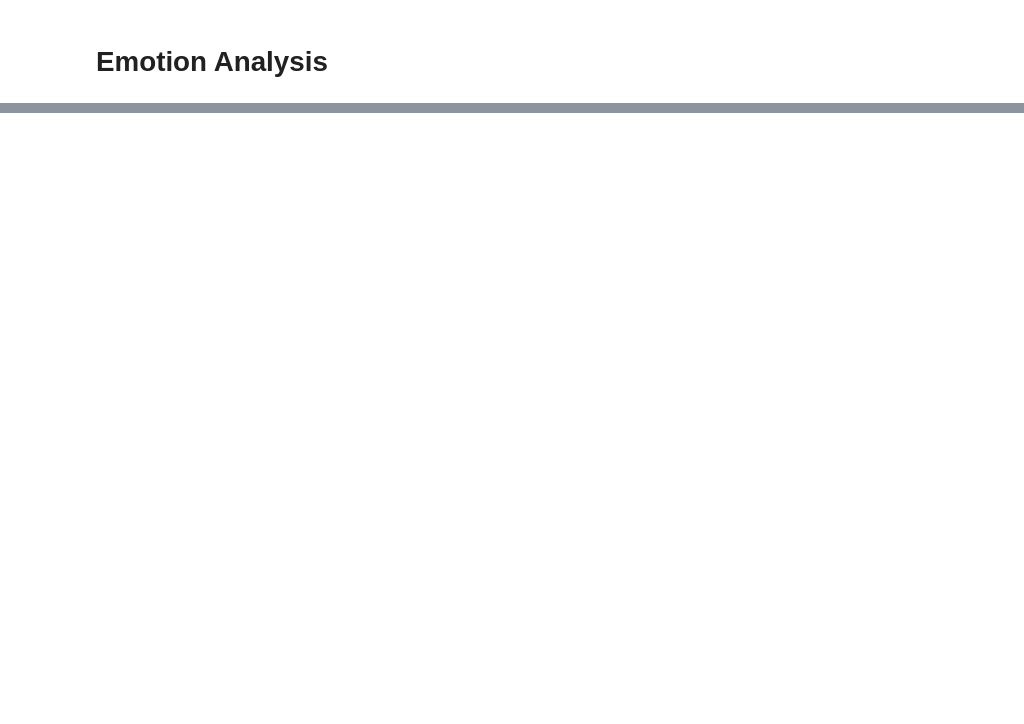
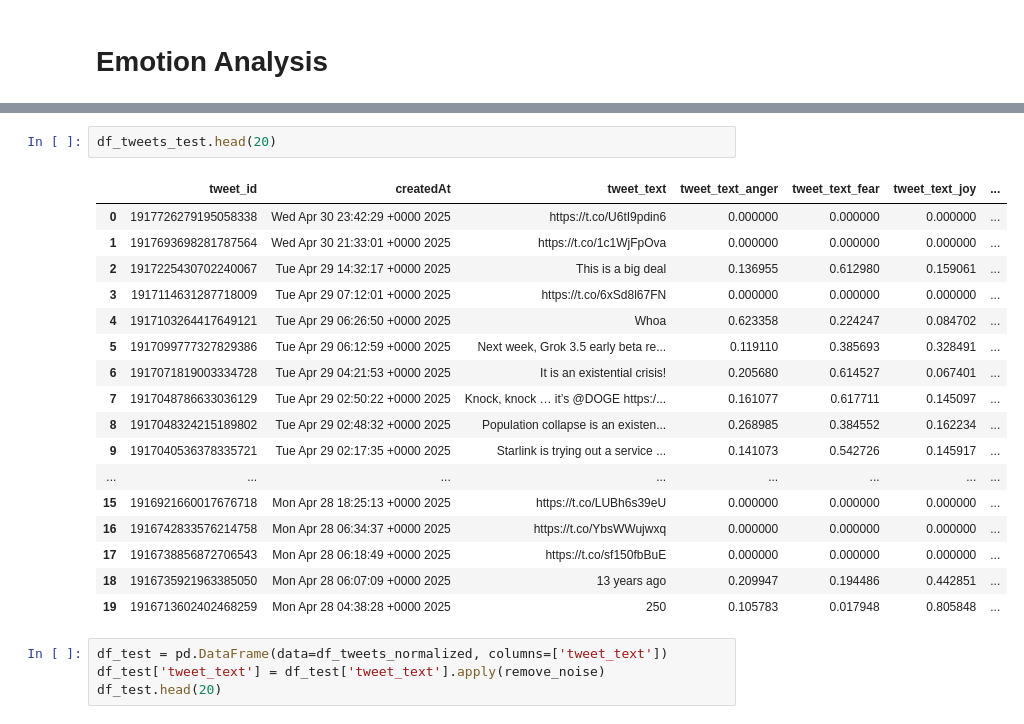
Before and after one commit to AK960/COIN_Repo, a Jupyter notebook: scripts/analyse_emotions.ipynb, the cells around one changed output, grey strips where cells are left out. Drawn from its saved outputs; the diff is of its cells as text; blank space fills up the shorter version.

```diff
--- a/scripts/analyse_emotions.ipynb
+++ b/scripts/analyse_emotions.ipynb
@@ -117,0 +178,24 @@ def compute_emotions(text):
+# %%
+df_tweets_test.head(20)
+# %% [output]
+|  | tweet_id | createdAt | tweet_text | tweet_text_anger | tweet_text_fear | tweet_text_joy | ... |
+| 0 | 1917726279195058338 | Wed Apr 30 23:42:29 +0000 2025 | https://t.co/U6tI9pdin6 | 0.000000 | 0.000000 | 0.000000 | ... |
+| 1 | 1917693698281787564 | Wed Apr 30 21:33:01 +0000 2025 | https://t.co/1c1WjFpOva | 0.000000 | 0.000000 | 0.000000 | ... |
+| 2 | 1917225430702240067 | Tue Apr 29 14:32:17 +0000 2025 | This is a big deal | 0.136955 | 0.612980 | 0.159061 | ... |
+| 3 | 1917114631287718009 | Tue Apr 29 07:12:01 +0000 2025 | https://t.co/6xSd8l67FN | 0.000000 | 0.000000 | 0.000000 | ... |
+| 4 | 1917103264417649121 | Tue Apr 29 06:26:50 +0000 2025 | Whoa | 0.623358 | 0.224247 | 0.084702 | ... |
+| 5 | 1917099777327829386 | Tue Apr 29 06:12:59 +0000 2025 | Next week, Grok 3.5 early beta re... | 0.119110 | 0.385693 | 0.328491 | ... |
+| 6 | 1917071819003334728 | Tue Apr 29 04:21:53 +0000 2025 | It is an existential crisis! | 0.205680 | 0.614527 | 0.067401 | ... |
+| 7 | 1917048786633036129 | Tue Apr 29 02:50:22 +0000 2025 | Knock, knock … it’s @DOGE https:/... | 0.161077 | 0.617711 | 0.145097 | ... |
+| 8 | 1917048324215189802 | Tue Apr 29 02:48:32 +0000 2025 | Population collapse is an existen... | 0.268985 | 0.384552 | 0.162234 | ... |
+| 9 | 1917040536378335721 | Tue Apr 29 02:17:35 +0000 2025 | Starlink is trying out a service ... | 0.141073 | 0.542726 | 0.145917 | ... |
+| ... | ... | ... | ... | ... | ... | ... | ... |
+| 15 | 1916921660017676718 | Mon Apr 28 18:25:13 +0000 2025 | https://t.co/LUBh6s39eU | 0.000000 | 0.000000 | 0.000000 | ... |
+| 16 | 1916742833576214758 | Mon Apr 28 06:34:37 +0000 2025 | https://t.co/YbsWWujwxq | 0.000000 | 0.000000 | 0.000000 | ... |
+| 17 | 1916738856872706543 | Mon Apr 28 06:18:49 +0000 2025 | https://t.co/sf150fbBuE | 0.000000 | 0.000000 | 0.000000 | ... |
+| 18 | 1916735921963385050 | Mon Apr 28 06:07:09 +0000 2025 | 13 years ago | 0.209947 | 0.194486 | 0.442851 | ... |
+| 19 | 1916713602402468259 | Mon Apr 28 04:38:28 +0000 2025 | 250 | 0.105783 | 0.017948 | 0.805848 | ... |
+# %%
+df_test = pd.DataFrame(data=df_tweets_normalized, columns=['tweet_text'])
+df_test['tweet_text'] = df_test['tweet_text'].apply(remove_noise)
+df_test.head(20)
```
Also changed, not shown: parts of 3 cells of this notebook.
